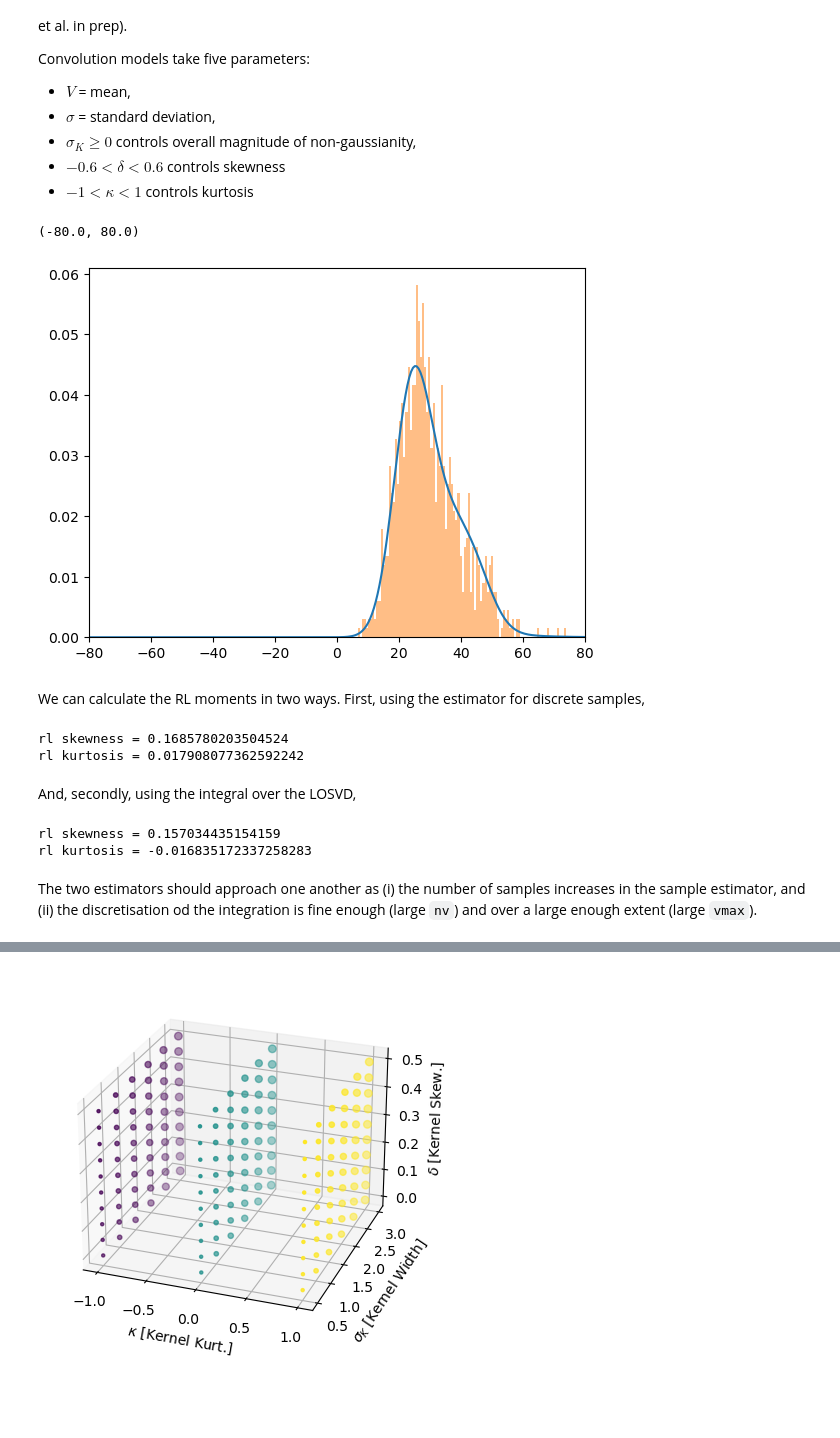
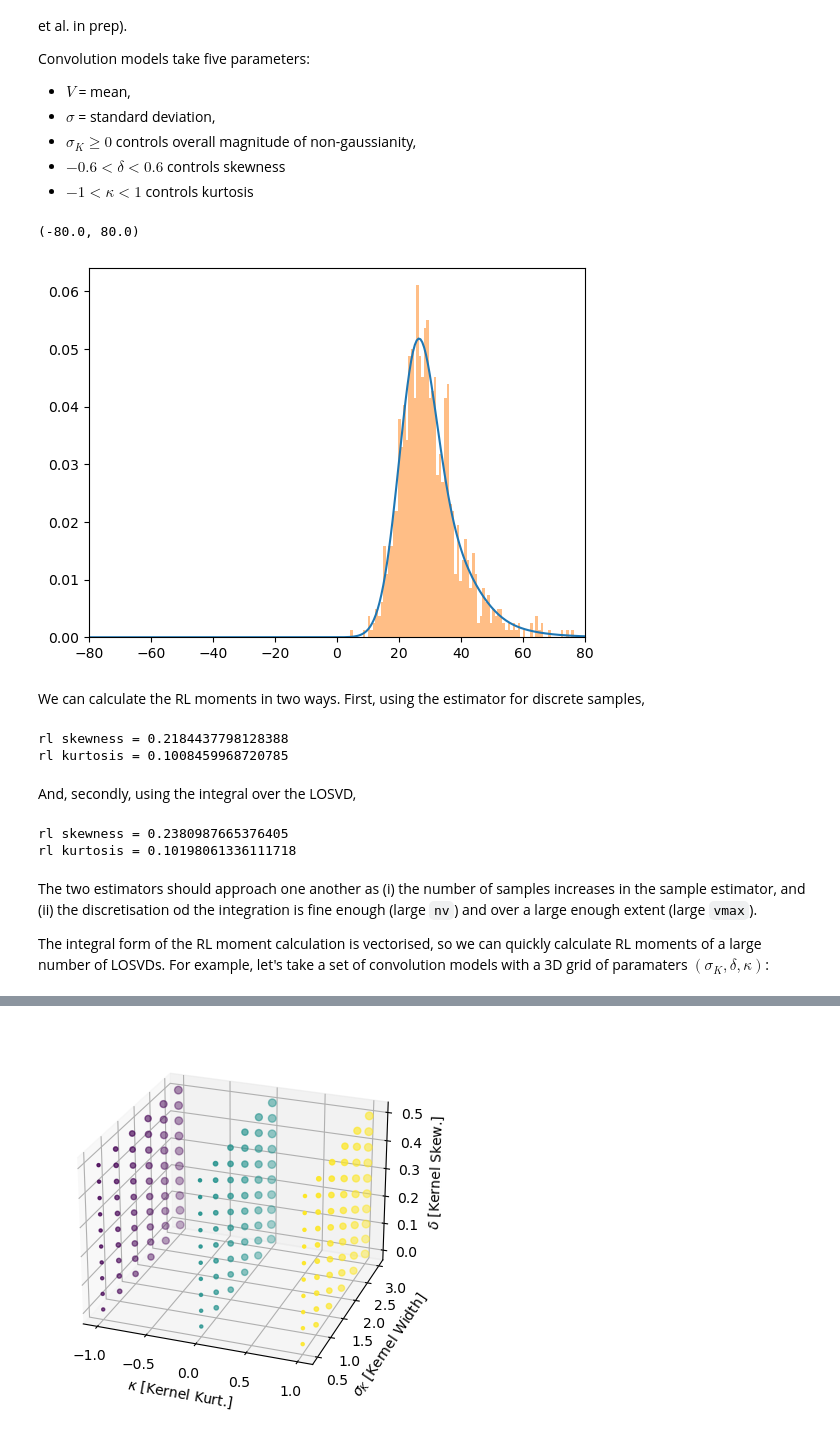
Before and after one commit to prashjet/momoments, a Jupyter notebook: demo.ipynb, the cells around one changed output, grey strips where cells are left out. Saved outputs shown, nothing was run; the diff lists cells and outputs as text; code cells hidden in the pictures; blank space fills up the shorter version.

Commit message:
Update demo so example has larger kurtosis

```diff
--- a/demo.ipynb
+++ b/demo.ipynb
@@ -12,27 +12,29 @@ Convolution models take five parameters:
 # %%
 import convmods.convmods as cnv
 import numpy as np
 import matplotlib.pyplot as plt
 
+np.random.seed(423543)
+
 V, sigma = 30, 10
-sigmaK, delta, kappa = 1.5, 0.5, -0.5
+sigmaK, delta, kappa = 1.5, 0.5, 0.8
 
 # initialise a convolution model LOSVD
 kernel = cnv.Kernel(sigmaK=sigmaK, delta=delta, kappa=kappa)
 losvd = cnv.LOSVD(V=V, sigma=sigma, kernel=kernel)
 
 # plot pdf
 v, pdf = losvd.evaluate_via_fft(vmax=300., nv=1001)
 plt.plot(v, pdf)
 
 # plot histogram of samples drawn from LOSVD
 v_smp = losvd.rvs(1000)
 h, v_edg, _ = plt.hist(v_smp, density=True, bins=100, alpha=0.5)
 
 plt.gca().set_xlim(-80, 80)
 # %% [output]
 (-80.0, 80.0)
-[figure, old version]
+[figure, new version]
 # %% [markdown]
 We can calculate the RL moments in two ways. First, using the estimator for discrete samples,
 # %%
@@ -43,8 +45,8 @@ rl_moms = np.squeeze(rl_moms)
 print(f'rl skewness = {rl_moms[0]}')
 print(f'rl kurtosis = {rl_moms[1]}')
 # %% [output]
-rl skewness = 0.1685780203504524
-rl kurtosis = 0.017908077362592242
+rl skewness = 0.2184437798128388
+rl kurtosis = 0.1008459968720785
 # %% [markdown]
 And, secondly, using the integral over the LOSVD,
 # %%
@@ -57,7 +59,9 @@ rl_moments_from_integral = np.squeeze(rl_moments_from_integral)
 print(f'rl skewness = {rl_moments_from_integral[0]}')
 print(f'rl kurtosis = {rl_moments_from_integral[1]}')
 # %% [output]
-rl skewness = 0.157034435154159
-rl kurtosis = -0.016835172337258283
+rl skewness = 0.2380987665376405
+rl kurtosis = 0.10198061336111718
 # %% [markdown]
 The two estimators should approach one another as (i) the number of samples increases in the sample estimator, and (ii) the discretisation od the integration is fine enough (large `nv`) and over a large enough extent (large `vmax`).
+
+The integral form of the RL moment calculation is vectorised, so we can quickly calculate RL moments of a large number of LOSVDs. For example, let's take a set of convolution models with a 3D grid of paramaters $(\sigma_K, \delta, \kappa)$:
```
Also changed, not shown: parts of 1 cell of this notebook.
